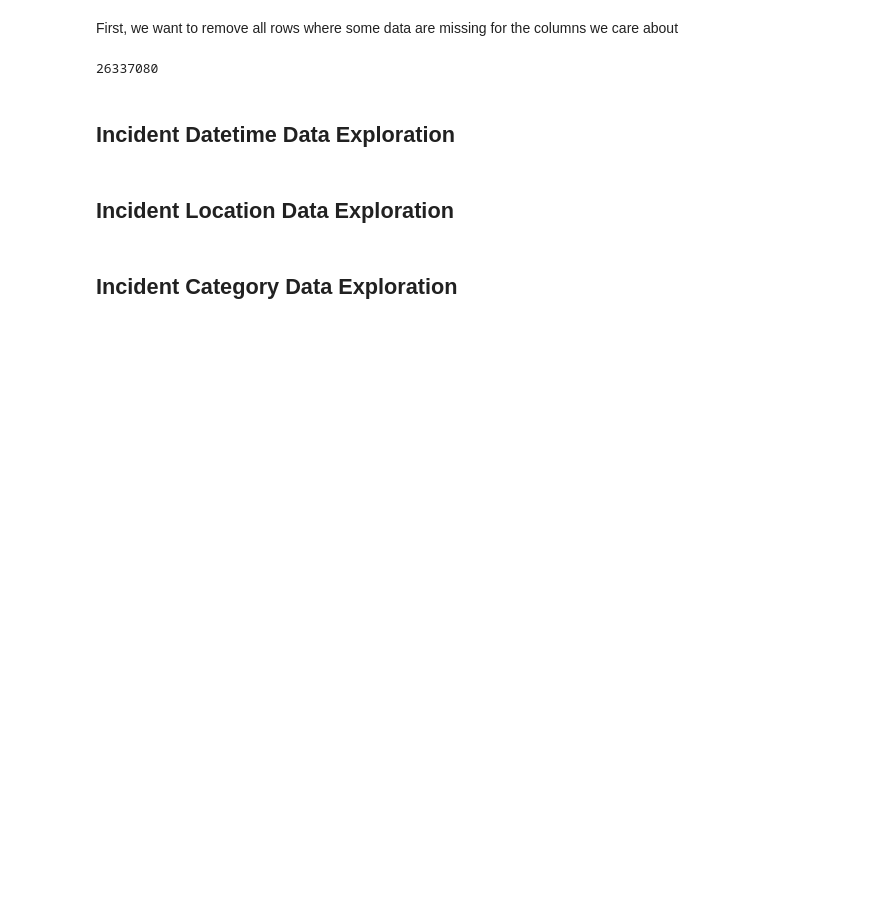
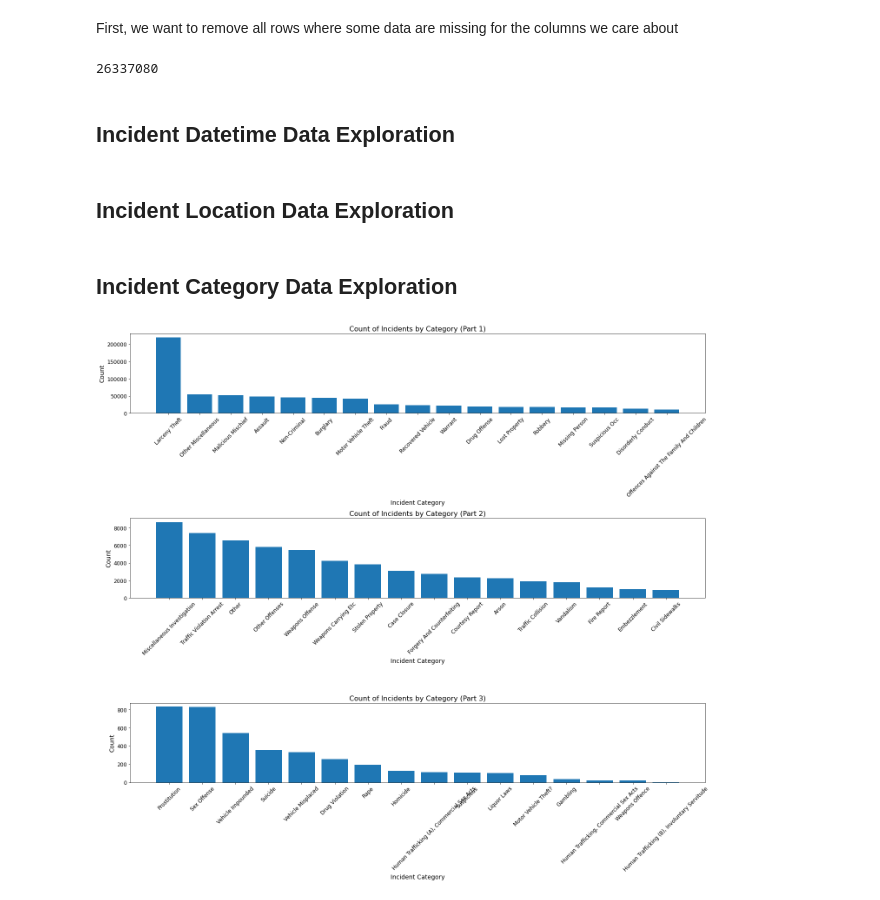
Before and after one commit to zhubzy/SF-Incident-Prediction, a Jupyter notebook: SF_Incident_Prediction.ipynb, the cells around one changed output. Cells and saved outputs as stored; diff of their text form; code cells hidden in the pictures; blank space fills up the shorter version.

Commit message:
two simple graphs for incident category

```diff
--- a/SF_Incident_Prediction.ipynb
+++ b/SF_Incident_Prediction.ipynb
@@ -68,3 +63,24 @@ df_cleaned.size
 ## Incident Location Data Exploration
 # %% [markdown]
 ## Incident Category Data Exploration
+# %%
+import matplotlib.pyplot as plt
+
+category_counts = df_cleaned['Incident Category'].value_counts()
+
+thirds = np.array_split(category_counts, 3)
+
+fig, axs = plt.subplots(3, 1, figsize=(20, 18))
+
+for i, third in enumerate(thirds):
+    axs[i].bar(third.index, third.values)
+    axs[i].set_title('Count of Incidents by Category (Part {})'.format(i+1), fontsize=16)
+    axs[i].set_xlabel('Incident Category', fontsize=14)
+    axs[i].set_ylabel('Count', fontsize=14)
+    axs[i].tick_params(axis='x', rotation=45, labelsize=12)
+    axs[i].tick_params(axis='y', labelsize=12)
+
+plt.tight_layout()
+plt.show()
+# %% [output]
+[figure, added]
```
Also changed, not shown: parts of 3 cells of this notebook.
